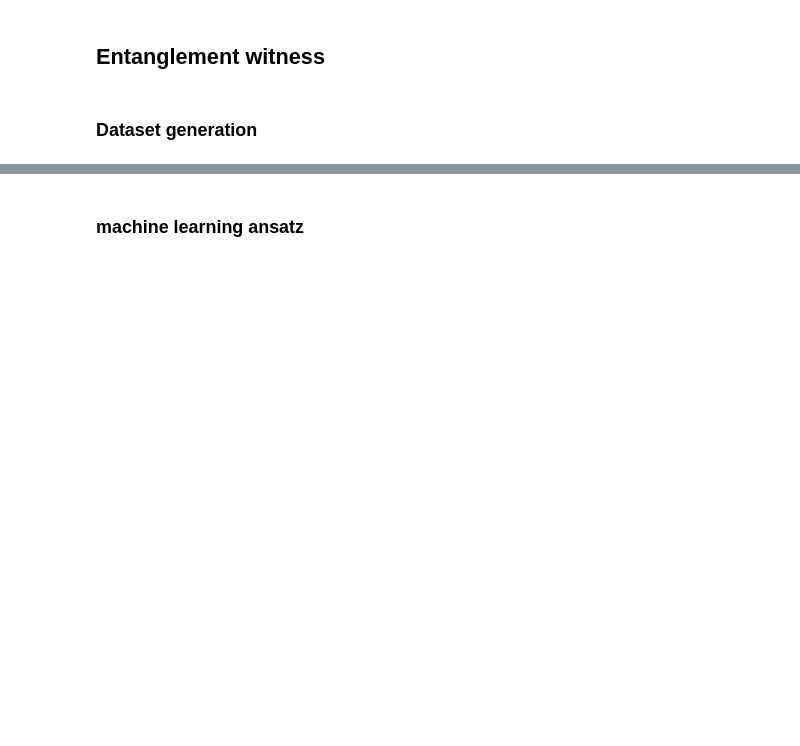
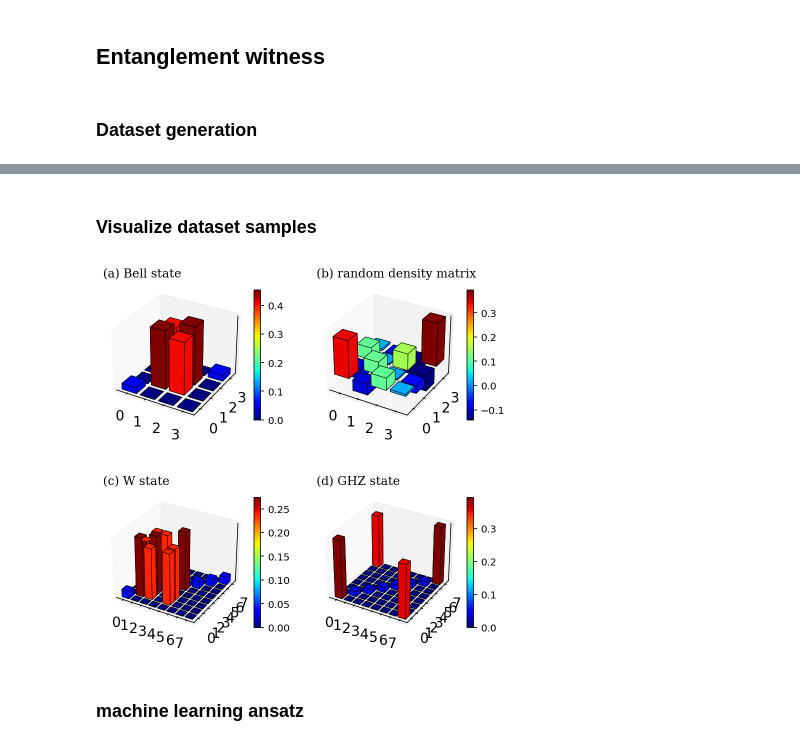
Before and after one commit to Jue-Xu/Entanglement-Witness, a Jupyter notebook: notebook/entangle.ipynb, the cells around one changed output, grey strips where cells are left out. Drawn from its saved outputs; the diff is of its cells as text; code cells hidden in the pictures; blank space fills up the shorter version.

```diff
--- a/notebook/entangle.ipynb
+++ b/notebook/entangle.ipynb
@@ -179,3 +165,48 @@ number of samples:  3
+# %% [markdown]
+### Visualize dataset samples
+# %%
+size_train = 10
+
+# visualization
+# fig = plt.figure(figsize=plt.figaspect(0.5))
+fig = plt.figure(figsize=(7, 7))
+# fig = plt.figure(figsize=(10, 4))
+
+ax = fig.add_subplot(2, 2, 1, projection='3d')
+ax.set_title('(a) Bell state', fontfamily='serif', loc='left', fontsize='large')
+matrix_histogram(random.choice(generate_bell_noisy_density(m=size_train,kind='10')), fig=fig, ax=ax)
+
+ax = fig.add_subplot(2, 2, 2, projection='3d')
+ax.set_title('(b) random density matrix', fontfamily='serif', loc='left', fontsize='large')
+matrix_histogram(random.choice([rand_dm(N=4, dims=[[2, 2], [2, 2]]) for i in range(size_train)]), fig=fig, ax=ax)
+
+# W
+w_3_density = generate_noisy_w_ensemble(3,size_train,1/3)
+# set up the axes for the first plot
+ax = fig.add_subplot(2, 2, 3, projection='3d')
+ax.set_title('(c) W state', fontfamily='serif', loc='left', fontsize='large')
+matrix_histogram(random.choice(w_3_density), fig=fig, ax=ax)
+
+# set up the axes for the second plot
+ghz_3_density = generate_noisy_ghz_ensemble(3,size_train,1/3)
+ax = fig.add_subplot(2, 2, 4, projection='3d')
+ax.set_title('(d) GHZ state', fontfamily='serif', loc='left', fontsize='large')
+matrix_histogram(random.choice(ghz_3_density), fig=fig, ax=ax)
+
+plt.savefig('dataset_sample.png', dpi=300)
+
+# rigorous witness
+
+# Bell inequality
+
+# machine learning ansatz
+
+# w_ansatz = tensor([sigmax(), sigmax(), sigmaz()])
+# print(w_ansatz)
+
+# W style
+# %% [output]
+[figure, added]
 # %% [markdown]
 ### machine learning ansatz
 # %%
```
Also changed, not shown: parts of 7 cells of this notebook, 6 other files.
